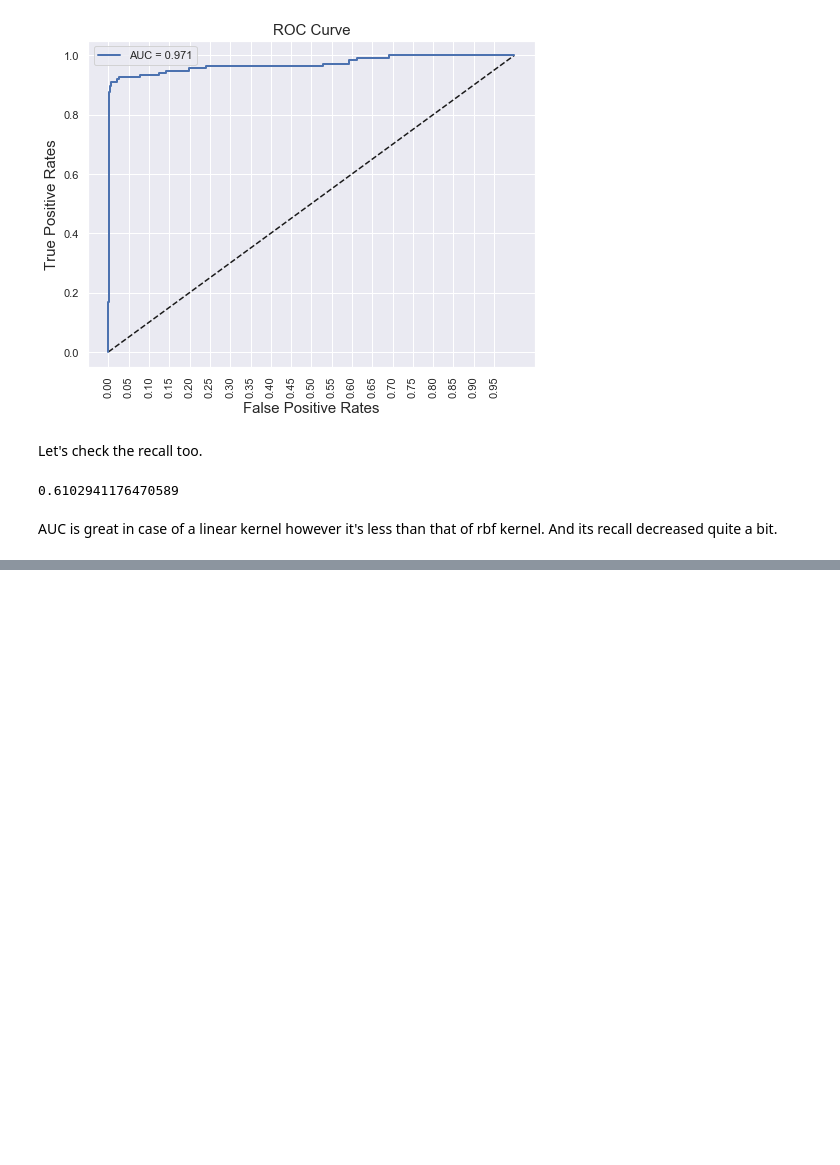
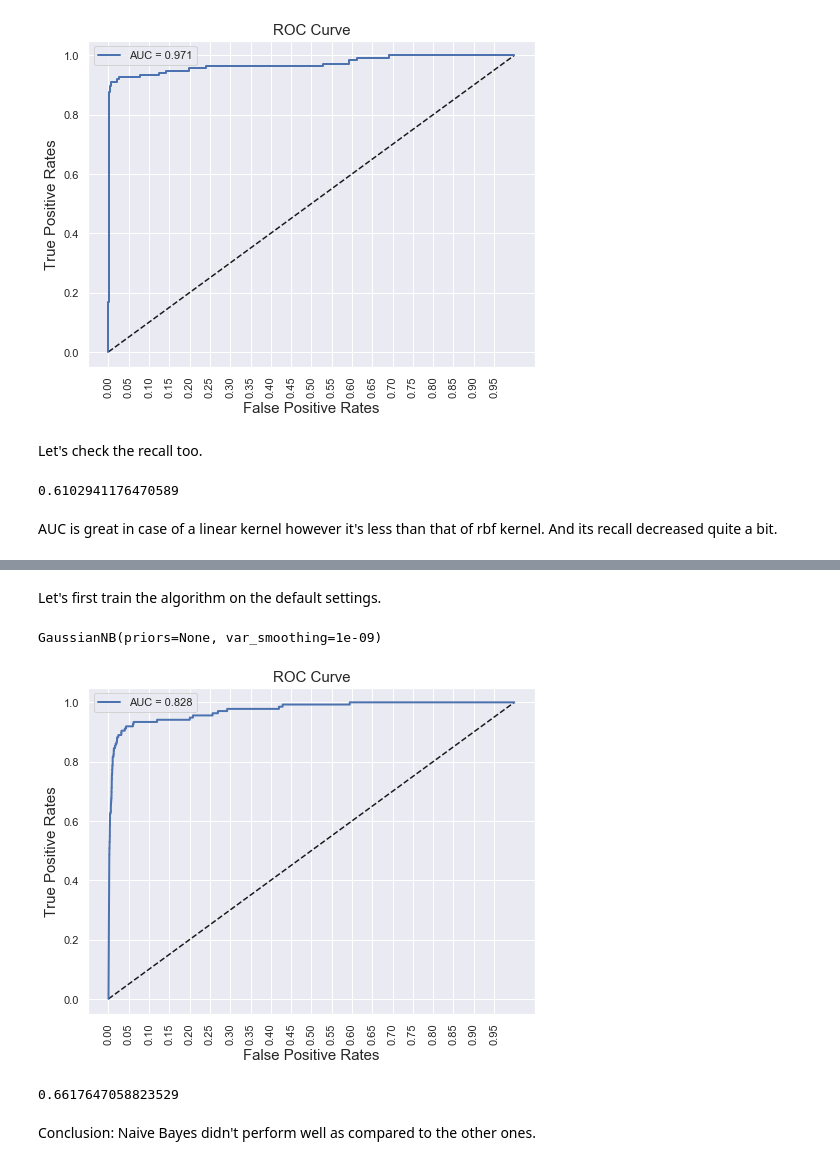
Before and after one commit to hamzanasirr/Credit-Card-Fraud-Detection-using-Machine-Learning, a Jupyter notebook: Credit Card Fraud Detection.ipynb, the cells around one changed output, grey strips where cells are left out. Saved outputs shown, nothing was run; the diff lists cells and outputs as text; code cells hidden in the pictures; blank space fills up the shorter version.

Commit message:
Naive Bayes Done

```diff
--- a/Credit Card Fraud Detection.ipynb
+++ b/Credit Card Fraud Detection.ipynb
@@ -726,0 +733,25 @@ AUC is great in case of a linear kernel however it's less than that of rbf kerne
+# %%
+nb = GaussianNB()
+# %% [markdown]
+Let's first train the algorithm on the default settings.
+# %%
+nb.fit(xtrain, ytrain)
+# %% [output]
+GaussianNB(priors=None, var_smoothing=1e-09)
+# %%
+nb_pred = nb.predict(xtest)
+nb_pred_proba = nb.predict_proba(xtest)[:, 1]
+# %%
+nb_auc = roc_auc_score(ytest, nb_pred)
+# %%
+fpr, tpr, threshold = roc_curve(ytestS, nb_pred_proba)
+plot_roc_curve(fpr, tpr, 'AUC = %.3f' % nb_auc)
+# %% [output]
+[figure, added]
+# %%
+nb_recall = recall_score(ytest, nb_pred)
+nb_recall
+# %% [output]
+0.6617647058823529
+# %% [markdown]
+Conclusion: Naive Bayes didn't perform well as compared to the other ones.
```
Also changed, not shown: parts of 3 cells of this notebook.
